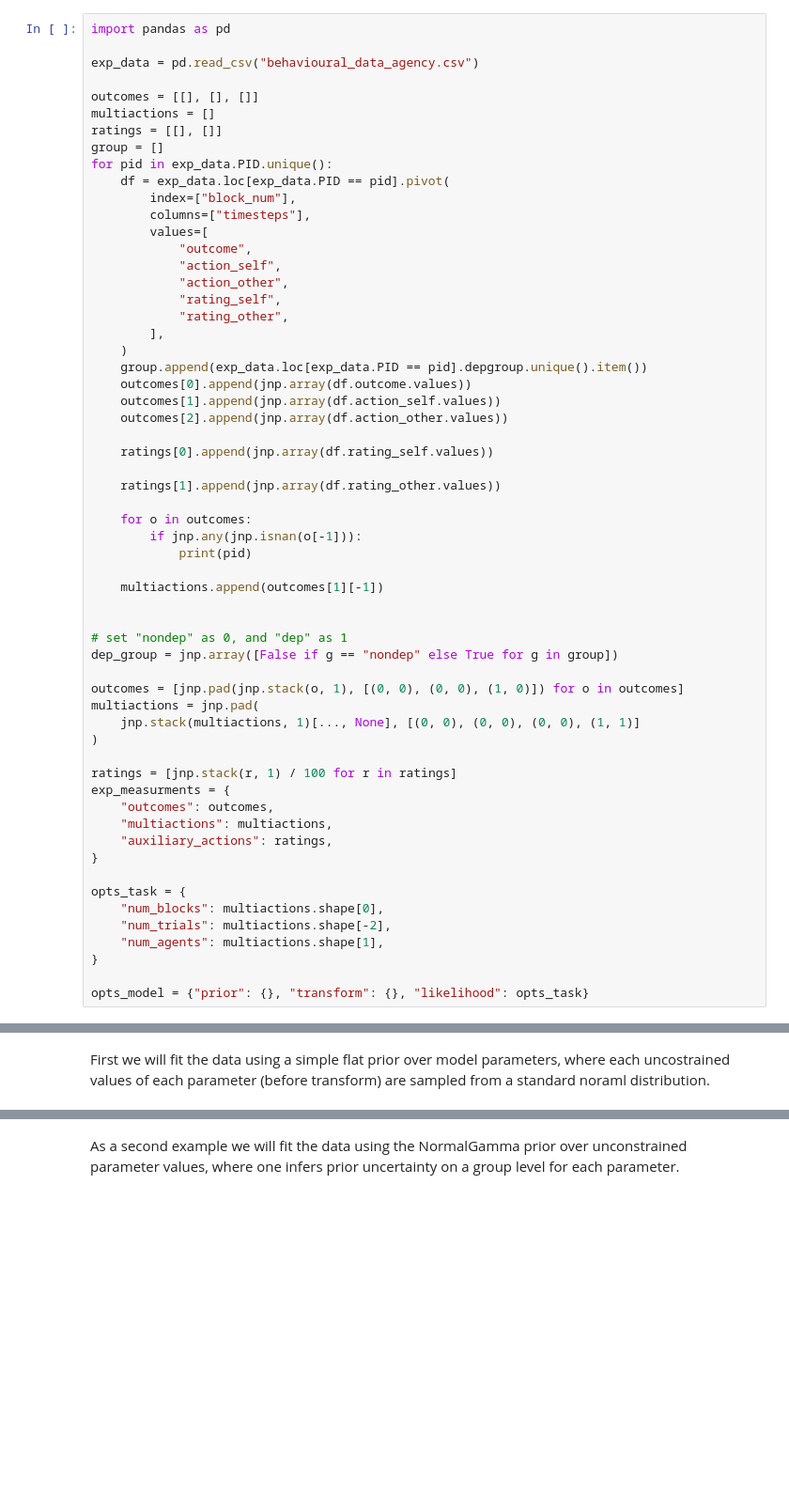
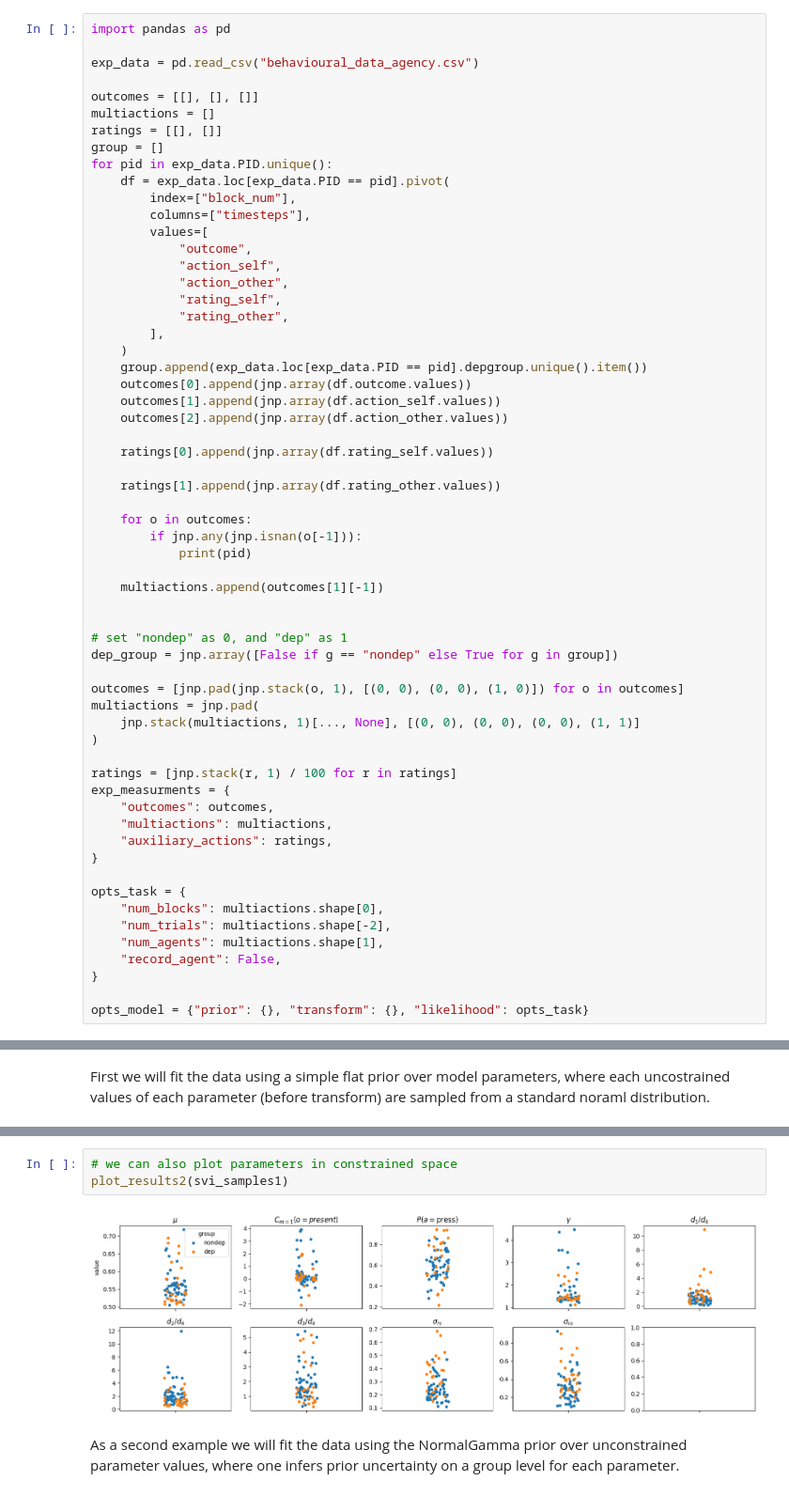
Before and after one commit to dimarkov/pybefit, a Jupyter notebook: examples/pymdp/simulating_and_fitting_agency_task.ipynb, the cells around one changed output, grey strips where cells are left out. Shown at 94% size. Drawn from its saved outputs; the diff is of its cells as text; blank space fills up the shorter version.

```diff
--- a/examples/pymdp/simulating_and_fitting_agency_task.ipynb
+++ b/examples/pymdp/simulating_and_fitting_agency_task.ipynb
@@ -578,6 +588,7 @@ opts_task = {
     "num_blocks": multiactions.shape[0],
     "num_trials": multiactions.shape[-2],
     "num_agents": multiactions.shape[1],
+    "record_agent": False,
 }
 
 opts_model = {"prior": {}, "transform": {}, "likelihood": opts_task}
@@ -626,3 +705,8 @@ plot_results(svi_samples1)
+# %%
+# we can also plot parameters in constrained space
+plot_results2(svi_samples1)
+# %% [output]
+[figure, added]
 # %% [markdown]
 As a second example we will fit the data using the NormalGamma prior over unconstrained parameter values, where one infers prior uncertainty on a group level for each parameter.
 # %%
```
Also changed, not shown: parts of 10 cells of this notebook.
